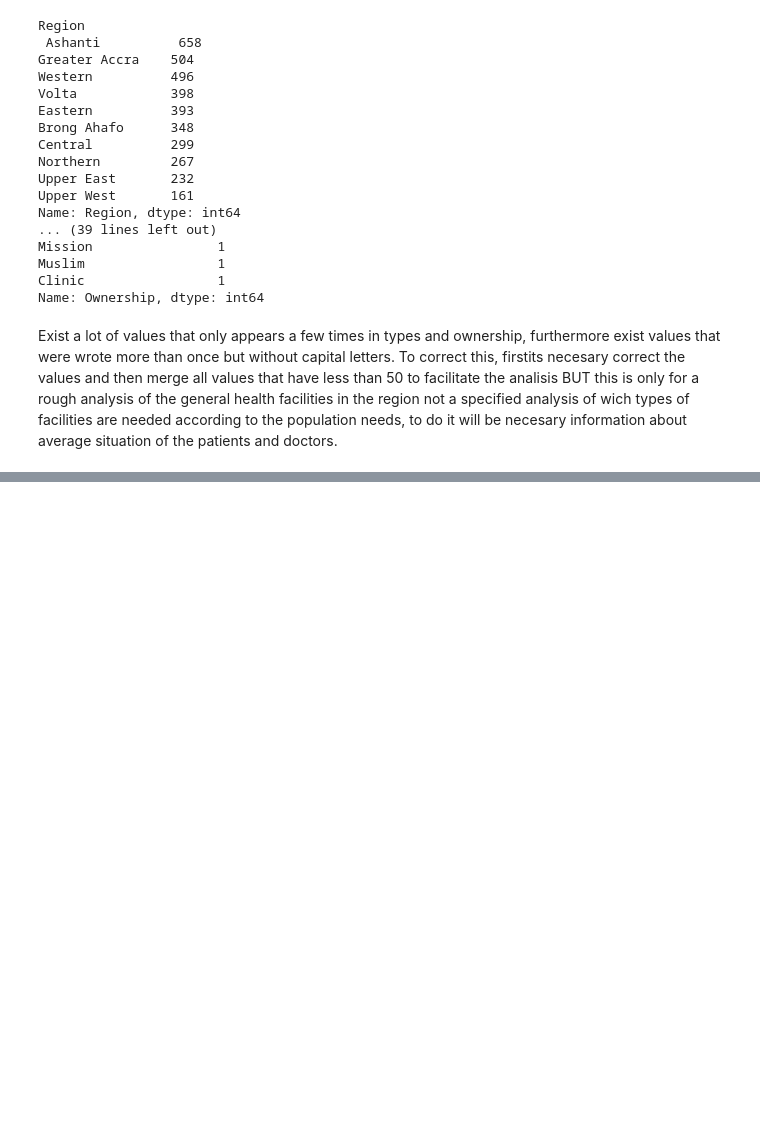
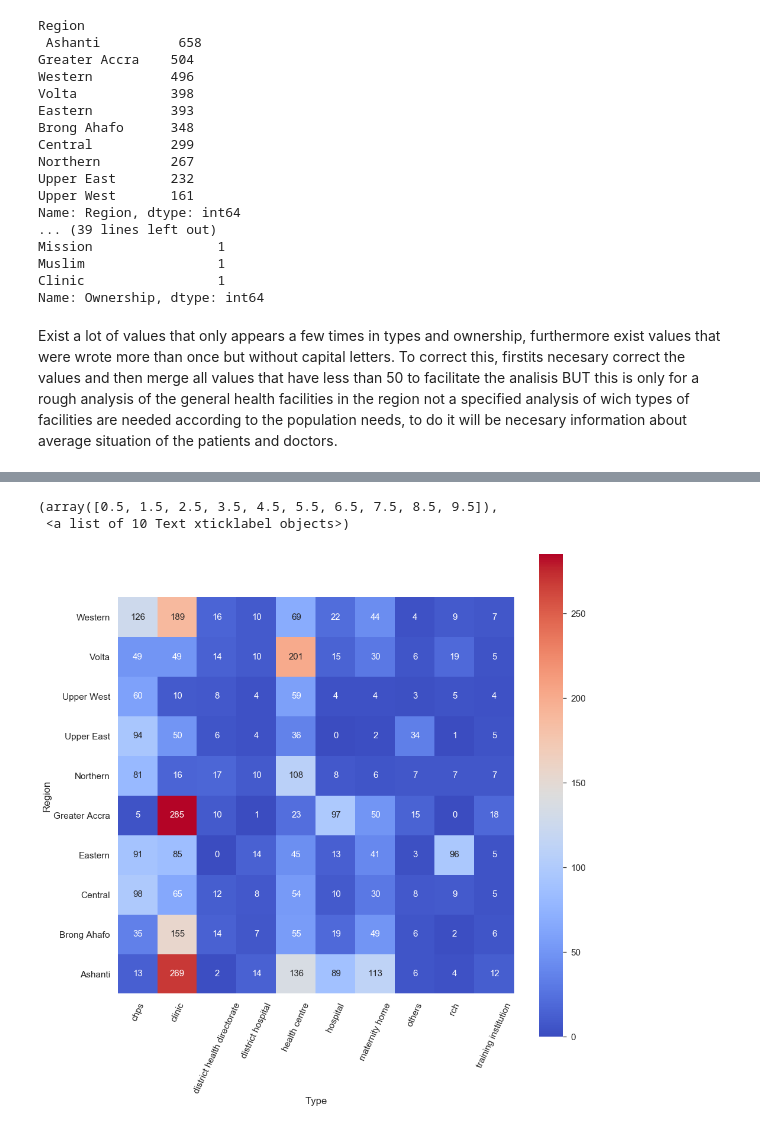
Before and after one commit to AndresRubianoM/Ghana_HealthFacilities, a Jupyter notebook: HealthFacilities.ipynb, the cells around one changed output, grey strips where cells are left out. Cells and saved outputs as stored; diff of their text form; code cells hidden in the pictures; blank space fills up the shorter version.

```diff
--- a/HealthFacilities.ipynb
+++ b/HealthFacilities.ipynb
@@ -94,0 +131,16 @@ data_facilities.loc[:,'Ownership'] = data_facilities.loc[:,'Ownership'].str.lowe
+# %%
+pivot_data_Facilities = pd.pivot_table(data_facilities_region, values = 'Sum_Type', index = ['Region'], columns = ['Type'])
+#Exist some empty values, This will asume that if doesnt
+pivot_data_Facilities = pivot_data_Facilities.fillna(0)
+
+plt.figure(figsize = (15,15))
+sns.set(font_scale=1.4)
+heat = sns.heatmap(pivot_data_Facilities, square = True, annot = True, annot_kws = {'size': 15},fmt ='g', cmap = 'coolwarm')
+
+heat.set_ylim([0,10])
+plt.yticks(rotation = 0)
+plt.xticks(rotation = 65)
+# %% [output]
+(array([0.5, 1.5, 2.5, 3.5, 4.5, 5.5, 6.5, 7.5, 8.5, 9.5]),
+ <a list of 10 Text xticklabel objects>)
+[figure, added]
```
Also changed, not shown: parts of 4 cells of this notebook.
